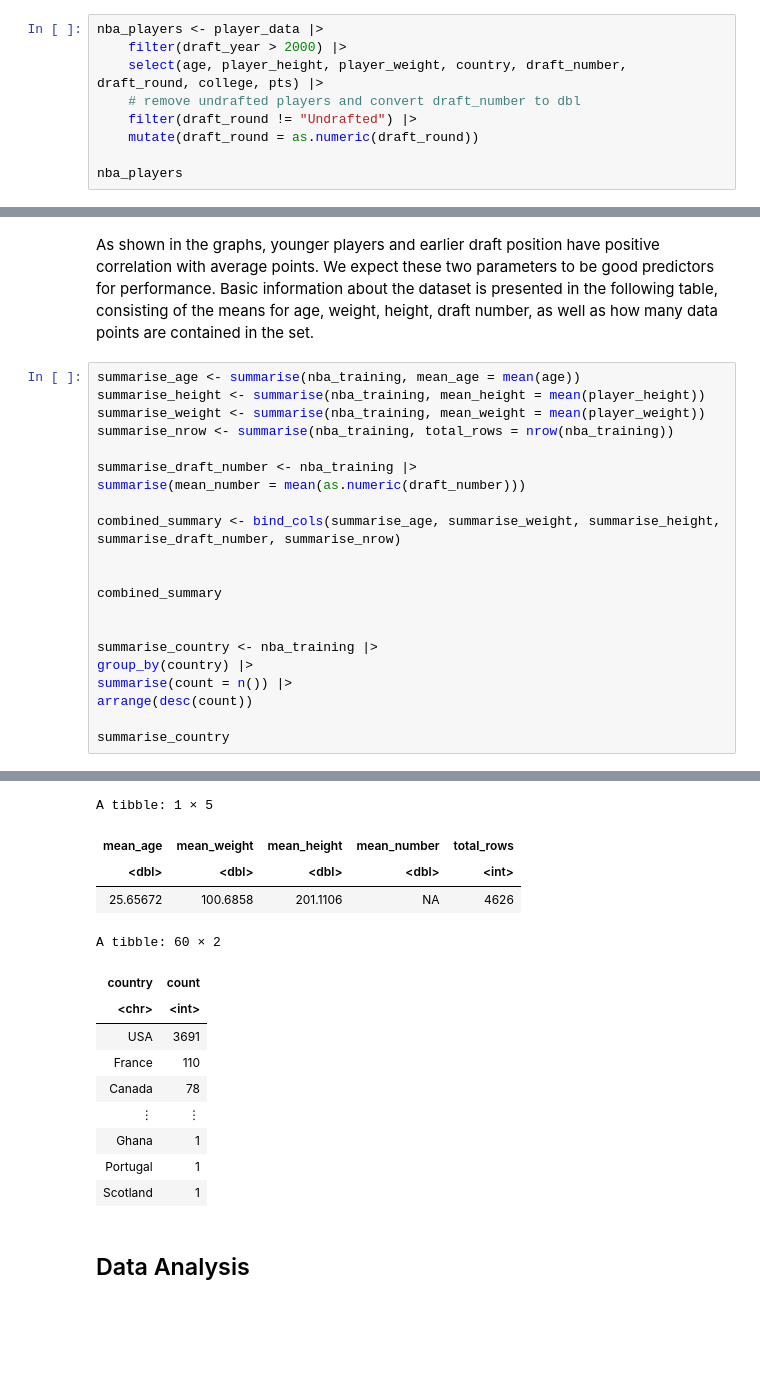
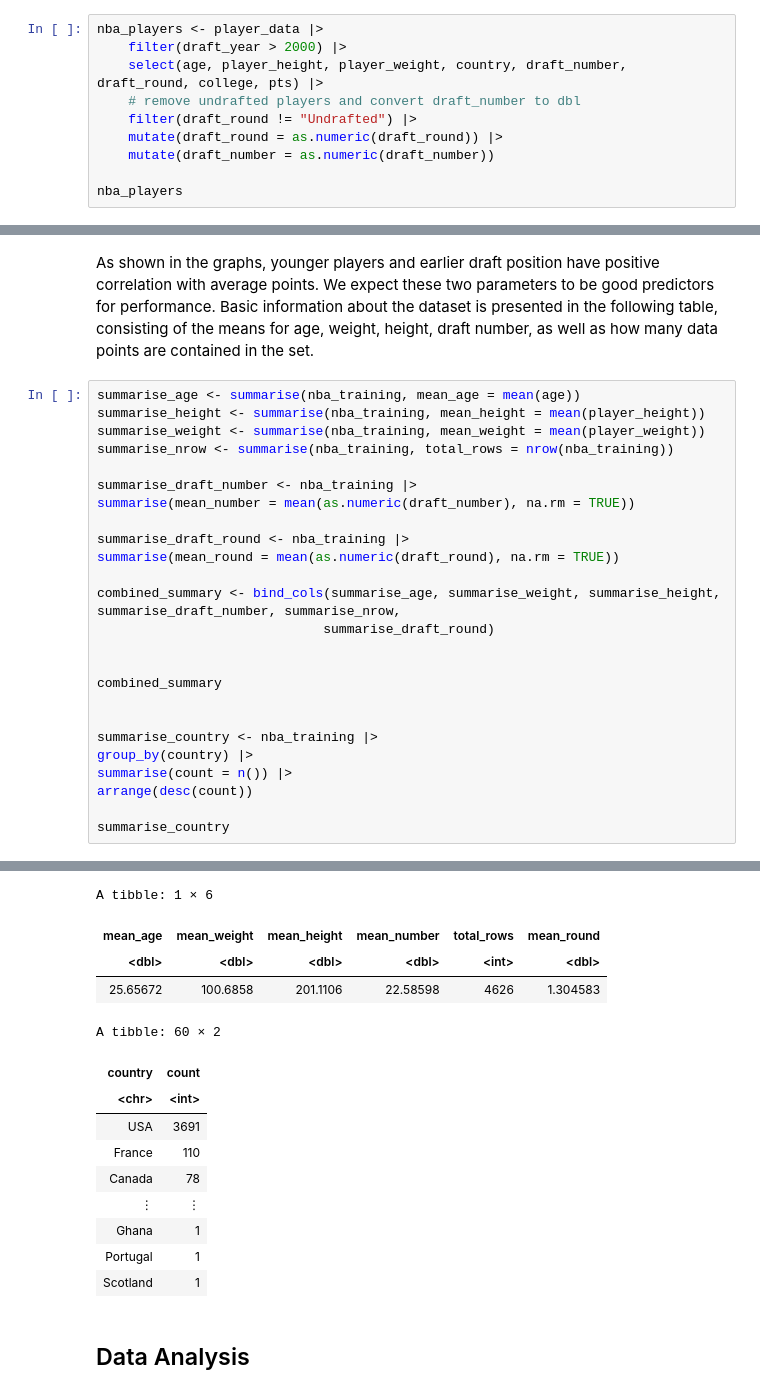
Before and after one commit to mdean808/dsci-100-group-project, a Jupyter notebook: project.ipynb, the cells around one changed output, grey strips where cells are left out. Drawn from its saved outputs; the diff is of its cells as text; blank space fills up the shorter version.

Commit message:
Redid regression using draft number and draft rounds

```diff
--- a/project.ipynb
+++ b/project.ipynb
@@ -82,7 +82,8 @@ nba_players <- player_data |>
     select(age, player_height, player_weight, country, draft_number, draft_round, college, pts) |>
     # remove undrafted players and convert draft_number to dbl
     filter(draft_round != "Undrafted") |>
-    mutate(draft_round = as.numeric(draft_round))
+    mutate(draft_round = as.numeric(draft_round)) |>
+    mutate(draft_number = as.numeric(draft_number))
 
 nba_players
 # %% [output]
@@ -181,9 +191,13 @@ summarise_weight <- summarise(nba_training, mean_weight = mean(player_weight))
 summarise_nrow <- summarise(nba_training, total_rows = nrow(nba_training))
 
 summarise_draft_number <- nba_training |>
-summarise(mean_number = mean(as.numeric(draft_number)))
+summarise(mean_number = mean(as.numeric(draft_number), na.rm = TRUE))
 
-combined_summary <- bind_cols(summarise_age, summarise_weight, summarise_height, summarise_draft_number, summarise_nrow)
+summarise_draft_round <- nba_training |>
+summarise(mean_round = mean(as.numeric(draft_round), na.rm = TRUE))
+
+combined_summary <- bind_cols(summarise_age, summarise_weight, summarise_height, summarise_draft_number, summarise_nrow,
+                             summarise_draft_round)
 
 
 combined_summary
@@ -200,8 +214,8 @@ Warning message in mean(as.numeric(draft_number)):
 “NAs introduced by coercion”
-A tibble: 1 × 5
+A tibble: 1 × 6
-| mean_age | mean_weight | mean_height | mean_number | total_rows |
-| <dbl> | <dbl> | <dbl> | <dbl> | <int> |
-| 25.65672 | 100.6858 | 201.1106 | NA | 4626 |
+| mean_age | mean_weight | mean_height | mean_number | total_rows | mean_round |
+| <dbl> | <dbl> | <dbl> | <dbl> | <int> | <dbl> |
+| 25.65672 | 100.6858 | 201.1106 | 22.58598 | 4626 | 1.304583 |
 A tibble: 60 × 2
 | country | count |
 | <chr> | <int> |
```
Also changed, not shown: parts of 8 cells of this notebook.
